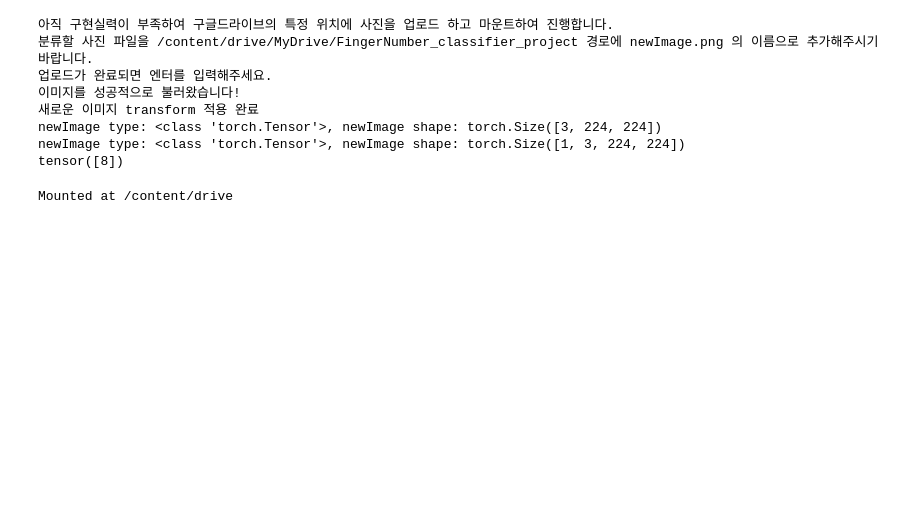
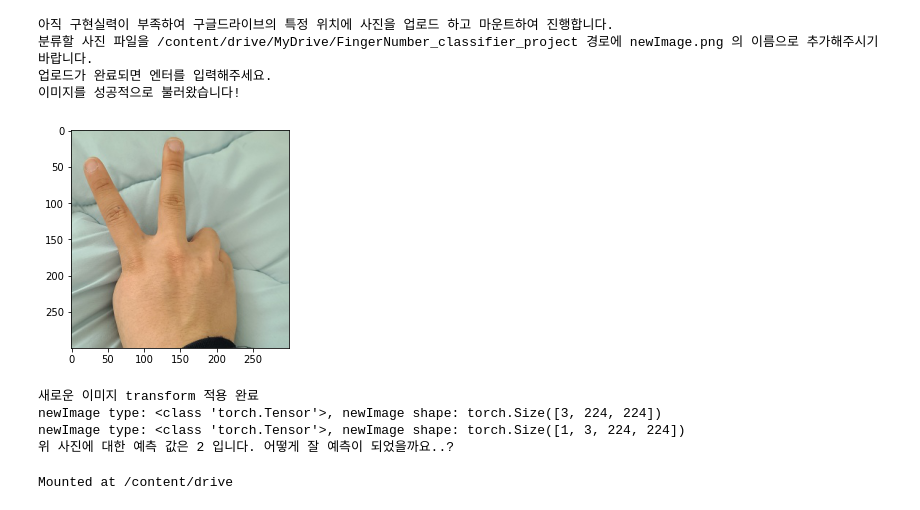
Before and after one commit to seongjiko/FingerNumber_classifier, a Jupyter notebook: FingerNumber_classifier_V0_3.ipynb, the cells around one changed output. Drawn from its saved outputs; the diff is of its cells as text; code cells hidden in the pictures; blank space fills up the shorter version.

```diff
--- a/FingerNumber_classifier_V0_3.ipynb
+++ b/FingerNumber_classifier_V0_3.ipynb
@@ -298,38 +332,48 @@ KeyboardInterrupt: ignored
 model = torch.load('/content/drive/MyDrive/FingerNumber_classifier_project/best_model.pth')
 model.eval()
 
 print("\n아직 구현실력이 부족하여 구글드라이브의 특정 위치에 사진을 업로드 하고 마운트하여 진행합니다.")
 print("분류할 사진 파일을 /content/drive/MyDrive/FingerNumber_classifier_project 경로에 newImage.png 의 이름으로 추가해주시기 바랍니다.")
 input("업로드가 완료되면 엔터를 입력해주세요.")
 
 newImage = Image.open("/content/drive/MyDrive/FingerNumber_classifier_project/newImage.png").convert('RGB')
 print("이미지를 성공적으로 불러왔습니다!")
+
+import matplotlib.image as img
+import matplotlib.pyplot as pp
+
+ndarray = img.imread('/content/drive/MyDrive/FingerNumber_classifier_project/newImage.png')
+
+pp.imshow(ndarray)
+pp.show()
+
 newImage = transforms_test(newImage)
 print("새로운 이미지 transform 적용 완료")
 print(f'newImage type: {type(newImage)}, newImage shape: {newImage.shape}')
 
 newImage = newImage.view(1, 3, 224, 224)
 
 device = torch.device("cuda:0" if torch.cuda.is_available() else "cpu")
 newImage = newImage.to(device)
 model = model.to(device)
 
 print(f'newImage type: {type(newImage)}, newImage shape: {newImage.shape}')
 
 with torch.no_grad():
     logits = model(newImage) # 1. forward pass
     probs = logits.softmax(1)
     probs = probs.detach().cpu()
-print(probs.argmax(1) + 1)
+print(f'위 사진에 대한 예측 값은 {int(probs.argmax(1)) + 1} 입니다. 어떻게 잘 예측이 되었을까요..?')
 # %% [output]
 아직 구현실력이 부족하여 구글드라이브의 특정 위치에 사진을 업로드 하고 마운트하여 진행합니다.
 분류할 사진 파일을 /content/drive/MyDrive/FingerNumber_classifier_project 경로에 newImage.png 의 이름으로 추가해주시기 바랍니다.
 업로드가 완료되면 엔터를 입력해주세요.
 이미지를 성공적으로 불러왔습니다!
-새로운 이미지 transform 적용 완료
-newImage type: <class 'torch.Tensor'>, newImage shape: torch.Size([3, 224, 224])
-newImage type: <class 'torch.Tensor'>, newImage shape: torch.Size([1, 3, 224, 224])
-tensor([8])
+[figure, added]
+새로운 이미지 transform 적용 완료
+newImage type: <class 'torch.Tensor'>, newImage shape: torch.Size([3, 224, 224])
+newImage type: <class 'torch.Tensor'>, newImage shape: torch.Size([1, 3, 224, 224])
+위 사진에 대한 예측 값은 2 입니다. 어떻게 잘 예측이 되었을까요..?
 # %%
 from google.colab import drive
 drive.mount('/content/drive')
```
Also changed, not shown: parts of 1 cell of this notebook.
